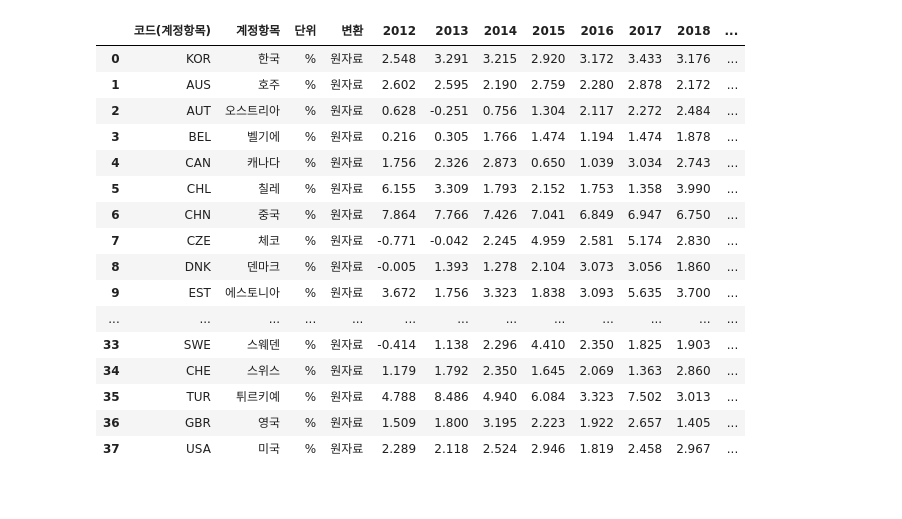
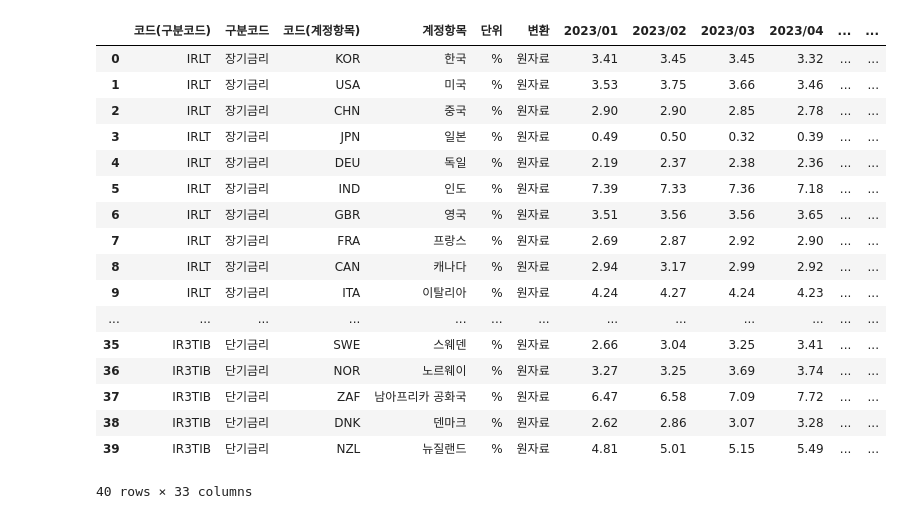
Before and after one commit to CodeWorks-hi/mini-project-2, a Jupyter notebook: jupyter_notebooks/데이터_전처리/결측치_처리.ipynb, the cells around one changed output. Drawn from its saved outputs; the diff is of its cells as text; code cells hidden in the pictures.

```diff
--- a/jupyter_notebooks/데이터_전처리/결측치_처리.ipynb
+++ b/jupyter_notebooks/데이터_전처리/결측치_처리.ipynb
@@ -1,25 +1,26 @@
 # %%
 import pandas as pd
 # %%
-df = pd.read_csv("../../extra_data/processed/경제 성장 관련/국제 주요국 경제성장률(연도별).csv")
+df = pd.read_csv("../../extra_data/merge_needed/processed/주요국제금리(월별_2023.01~2025.03).csv")
 df
 # %% [output]
-|  | 코드(계정항목) | 계정항목 | 단위 | 변환 | 2012 | 2013 | 2014 | 2015 | 2016 | 2017 | 2018 | ... |
-| 0 | KOR | 한국 | % | 원자료 | 2.548 | 3.291 | 3.215 | 2.920 | 3.172 | 3.433 | 3.176 | ... |
-| 1 | AUS | 호주 | % | 원자료 | 2.602 | 2.595 | 2.190 | 2.759 | 2.280 | 2.878 | 2.172 | ... |
-| 2 | AUT | 오스트리아 | % | 원자료 | 0.628 | -0.251 | 0.756 | 1.304 | 2.117 | 2.272 | 2.484 | ... |
-| 3 | BEL | 벨기에 | % | 원자료 | 0.216 | 0.305 | 1.766 | 1.474 | 1.194 | 1.474 | 1.878 | ... |
-| 4 | CAN | 캐나다 | % | 원자료 | 1.756 | 2.326 | 2.873 | 0.650 | 1.039 | 3.034 | 2.743 | ... |
-| 5 | CHL | 칠레 | % | 원자료 | 6.155 | 3.309 | 1.793 | 2.152 | 1.753 | 1.358 | 3.990 | ... |
-| 6 | CHN | 중국 | % | 원자료 | 7.864 | 7.766 | 7.426 | 7.041 | 6.849 | 6.947 | 6.750 | ... |
-| 7 | CZE | 체코 | % | 원자료 | -0.771 | -0.042 | 2.245 | 4.959 | 2.581 | 5.174 | 2.830 | ... |
-| 8 | DNK | 덴마크 | % | 원자료 | -0.005 | 1.393 | 1.278 | 2.104 | 3.073 | 3.056 | 1.860 | ... |
-| 9 | EST | 에스토니아 | % | 원자료 | 3.672 | 1.756 | 3.323 | 1.838 | 3.093 | 5.635 | 3.700 | ... |
+|  | 코드(구분코드) | 구분코드 | 코드(계정항목) | 계정항목 | 단위 | 변환 | 2023/01 | 2023/02 | 2023/03 | 2023/04 | ... | ... |
+| 0 | IRLT | 장기금리 | KOR | 한국 | % | 원자료 | 3.41 | 3.45 | 3.45 | 3.32 | ... | ... |
+| 1 | IRLT | 장기금리 | USA | 미국 | % | 원자료 | 3.53 | 3.75 | 3.66 | 3.46 | ... | ... |
+| 2 | IRLT | 장기금리 | CHN | 중국 | % | 원자료 | 2.90 | 2.90 | 2.85 | 2.78 | ... | ... |
+| 3 | IRLT | 장기금리 | JPN | 일본 | % | 원자료 | 0.49 | 0.50 | 0.32 | 0.39 | ... | ... |
+| 4 | IRLT | 장기금리 | DEU | 독일 | % | 원자료 | 2.19 | 2.37 | 2.38 | 2.36 | ... | ... |
+| 5 | IRLT | 장기금리 | IND | 인도 | % | 원자료 | 7.39 | 7.33 | 7.36 | 7.18 | ... | ... |
+| 6 | IRLT | 장기금리 | GBR | 영국 | % | 원자료 | 3.51 | 3.56 | 3.56 | 3.65 | ... | ... |
+| 7 | IRLT | 장기금리 | FRA | 프랑스 | % | 원자료 | 2.69 | 2.87 | 2.92 | 2.90 | ... | ... |
+| 8 | IRLT | 장기금리 | CAN | 캐나다 | % | 원자료 | 2.94 | 3.17 | 2.99 | 2.92 | ... | ... |
+| 9 | IRLT | 장기금리 | ITA | 이탈리아 | % | 원자료 | 4.24 | 4.27 | 4.24 | 4.23 | ... | ... |
 | ... | ... | ... | ... | ... | ... | ... | ... | ... | ... | ... | ... | ... |
-| 33 | SWE | 스웨덴 | % | 원자료 | -0.414 | 1.138 | 2.296 | 4.410 | 2.350 | 1.825 | 1.903 | ... |
-| 34 | CHE | 스위스 | % | 원자료 | 1.179 | 1.792 | 2.350 | 1.645 | 2.069 | 1.363 | 2.860 | ... |
-| 35 | TUR | 튀르키예 | % | 원자료 | 4.788 | 8.486 | 4.940 | 6.084 | 3.323 | 7.502 | 3.013 | ... |
-| 36 | GBR | 영국 | % | 원자료 | 1.509 | 1.800 | 3.195 | 2.223 | 1.922 | 2.657 | 1.405 | ... |
-| 37 | USA | 미국 | % | 원자료 | 2.289 | 2.118 | 2.524 | 2.946 | 1.819 | 2.458 | 2.967 | ... |
+| 35 | IR3TIB | 단기금리 | SWE | 스웨덴 | % | 원자료 | 2.66 | 3.04 | 3.25 | 3.41 | ... | ... |
+| 36 | IR3TIB | 단기금리 | NOR | 노르웨이 | % | 원자료 | 3.27 | 3.25 | 3.69 | 3.74 | ... | ... |
+| 37 | IR3TIB | 단기금리 | ZAF | 남아프리카 공화국 | % | 원자료 | 6.47 | 6.58 | 7.09 | 7.72 | ... | ... |
+| 38 | IR3TIB | 단기금리 | DNK | 덴마크 | % | 원자료 | 2.62 | 2.86 | 3.07 | 3.28 | ... | ... |
+| 39 | IR3TIB | 단기금리 | NZL | 뉴질랜드 | % | 원자료 | 4.81 | 5.01 | 5.15 | 5.49 | ... | ... |
+40 rows × 33 columns
 # %%
 target = ['한국', '호주', '칠레', '중국', '아이슬란드', '인도네시아', '일본', '룩셈부르크', '멕시코', '뉴질랜드', '']
```
Also changed, not shown: parts of 3 cells of this notebook, 2 other files.
